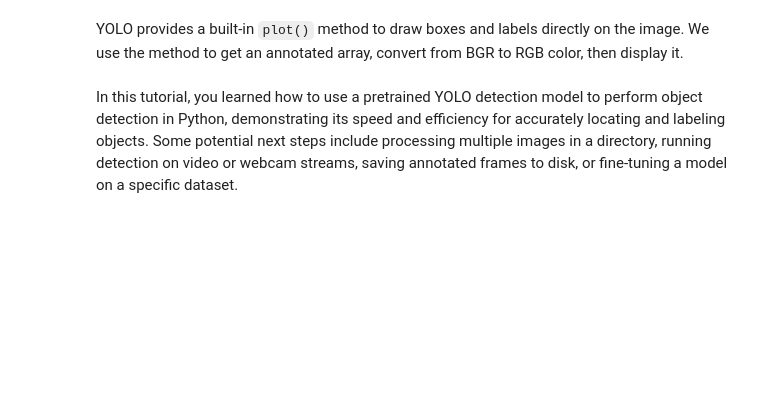
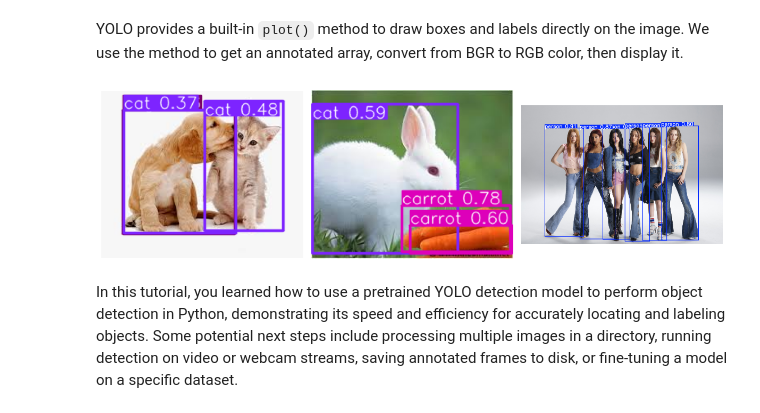
Before and after one commit to sakshigorkhali/CNN_classification, a Jupyter notebook: 05_04b.ipynb, the cells around one changed output. Cells and saved outputs as stored; diff of their text form; code cells hidden in the pictures; blank space fills up the shorter version.

Commit message:
Detect Object

```diff
--- a/05_04b.ipynb
+++ b/05_04b.ipynb
@@ -38,3 +86,13 @@ The output shows how many objects of each class were found, along with timing fo
 # %% [markdown]
 ## 4. Parse and Display the Detections
 Next, we loop through the results to extract bounding box coordinates, labels, and confidence scores.
+# %%
+for result in results:
+    boxes = result.boxes
+    print(' ')
+    for box in boxes:
+        c = int(box.cls)
+        conf = box.conf.item()
+        label = f'{model.names[c]} with confidence {conf:.2f}'
+        x1, y1, x2, y2 = box.xyxy[0].tolist()
+        print(f'Detected: {label},at [{round(x1)}, {round(y1)}, {round(x2)}, {round(y2)}]')
@@ -41,4 +114,16 @@ Next, we loop through the results to extract bounding box coordinates, labels, a
 # %% [markdown]
 YOLO provides a built‑in `plot()` method to draw boxes and labels directly on the image. We use the method to get an annotated array, convert from BGR to RGB color, then display it.
+# %%
+import cv2
+fig, axes = plt.subplots(1, len(image_path), figsize=(12, 8))
+for ax, result in zip(axes, results):
+    im_bgr = result.plot()
+    im_rgb = cv2.cvtColor(im_bgr, cv2.COLOR_BGR2RGB)
+    ax.imshow(im_rgb)
+    ax.axis('off')
+plt.tight_layout()
+plt.show()
+# %% [output]
+[figure, added]
 # %% [markdown]
 In this tutorial, you learned how to use a pretrained YOLO detection model to perform object detection in Python, demonstrating its speed and efficiency for accurately locating and labeling objects. Some potential next steps include processing multiple images in a directory, running detection on video or webcam streams, saving annotated frames to disk, or fine‑tuning a model on a specific dataset.
```
Also changed, not shown: parts of 6 cells of this notebook.
